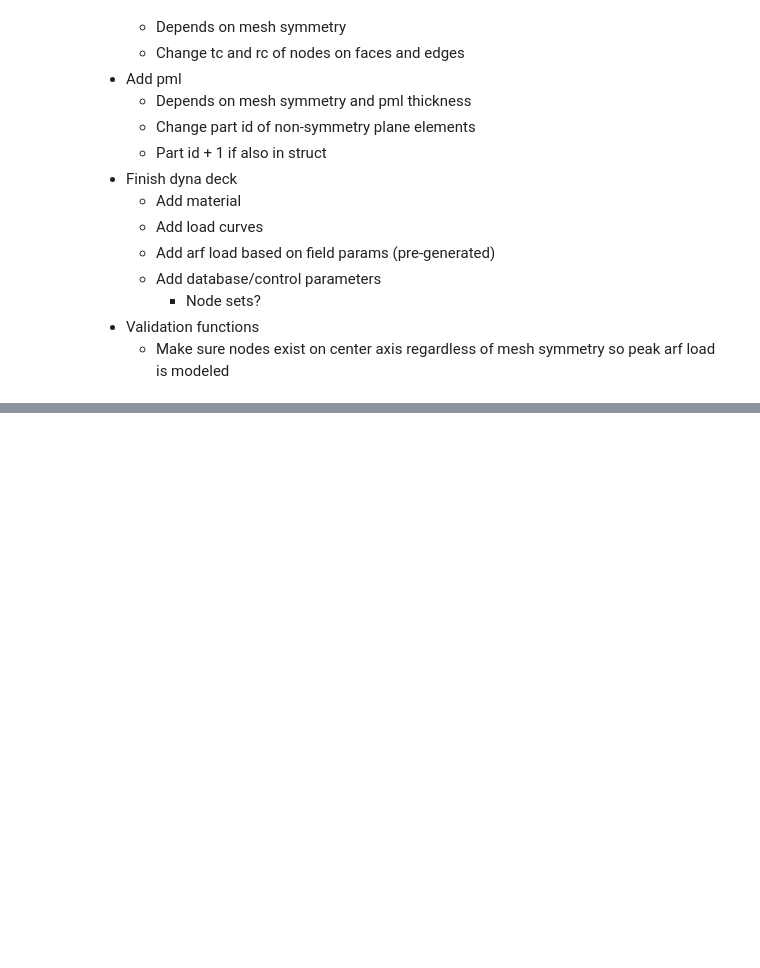
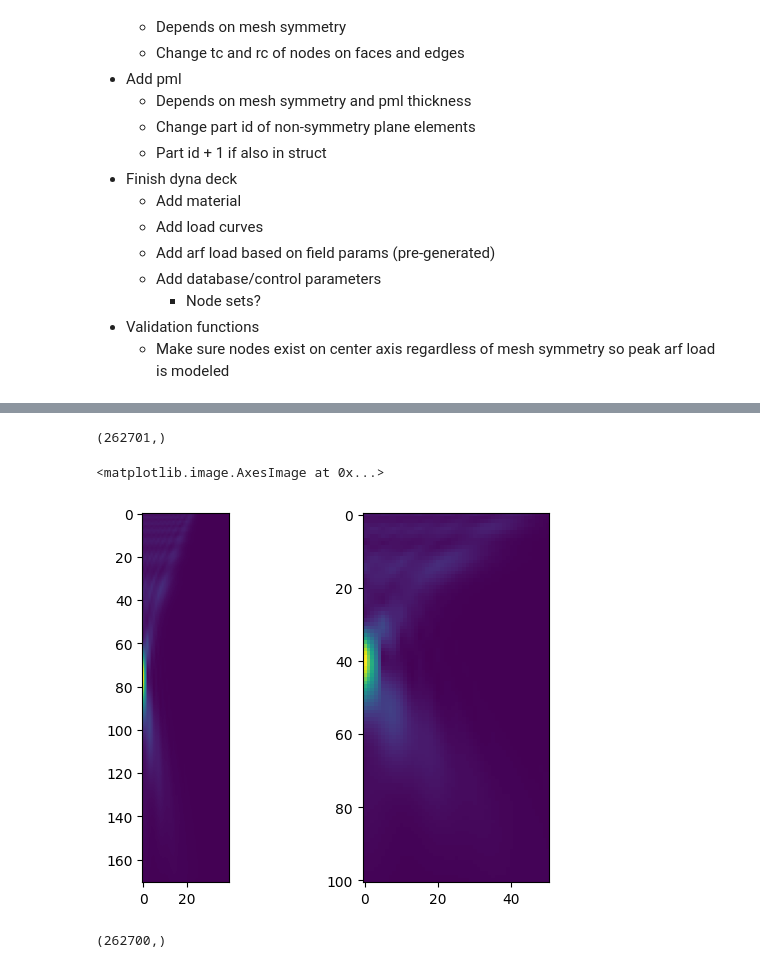
Before and after one commit to mlp6/fem, a Jupyter notebook: notebooks/mesh_testing.ipynb, the cells around one changed output, grey strips where cells are left out. Cells and saved outputs as stored; diff of their text form; code cells hidden in the pictures; blank space fills up the shorter version.

```diff
--- a/notebooks/mesh_testing.ipynb
+++ b/notebooks/mesh_testing.ipynb
@@ -267,0 +232,45 @@ for a, o in t:
+# %%
+from scipy.interpolate import interpn
+from itertools import product
+from scipy.io import loadmat
+import pathlib
+import fem
+
+load_path = pathlib.Path(fem.__file__).parents[1].joinpath('loads')
+# mat_file = load_path / 'f2dout.mat'
+mat_file = load_path / 'test_loads.mat'
+# mat_file = load_path / 'vf73_intensityMap_reference.mat'
+mat = loadmat(mat_file)
+
+extent = dict(
+    lat=mat['FIELD_PARAMS']['lat_extent'][0,0].reshape(-1,),
+    ele=mat['FIELD_PARAMS']['ele_extent'][0,0].reshape(-1,),
+    ax=mat['FIELD_PARAMS']['ax_extent'][0,0].reshape(-1,),
+)
+
+nlat, nele, nax = len(extent['lat']), len(extent['ele']), len(extent['ax'])
+intensity = mat['intensity'].reshape(nax, nlat, nele)
+intensity = np.swapaxes(intensity, 0, 2)
+intensity = np.flip(intensity, axis=2)
+
+dyna_points = mesh.coords.flatten()
+npoints = (mesh.coords.nx, mesh.coords.ny, mesh.coords.nz)
+
+field_points = (extent['ele']*1e2, extent['lat']*1e2, -extent['ax']*1e2)
+
+intensity_interp = interpn(field_points, intensity, dyna_points)
+print(intensity_interp.shape)
+intensity_interp = intensity_interp.reshape(*npoints)
+
+plt.subplot(121)
+plt.imshow(intensity[-1,:,:].T)
+plt.subplot(122)
+plt.imshow(intensity_interp[-1,:,:].T)
+# %% [output]
+(262701,)
+<matplotlib.image.AxesImage at 0x...>
+[figure, added]
+# %%
+np.arange(1, mesh.n_nodes + 1).shape
+# %% [output]
+(262700,)
```
Also changed, not shown: parts of 20 cells of this notebook, 6 other files.
